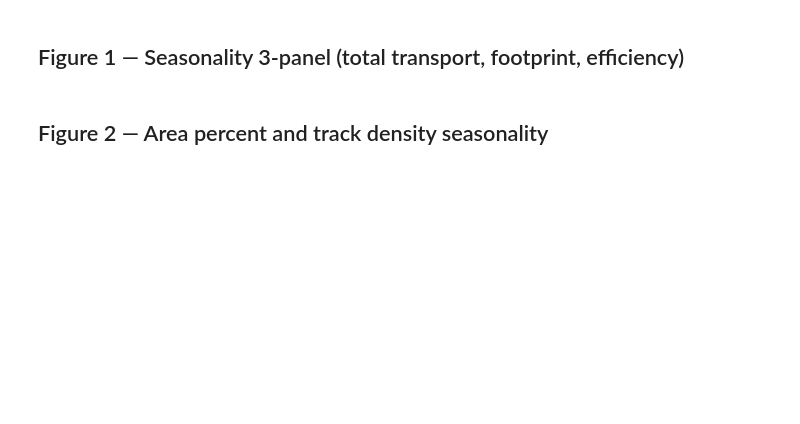
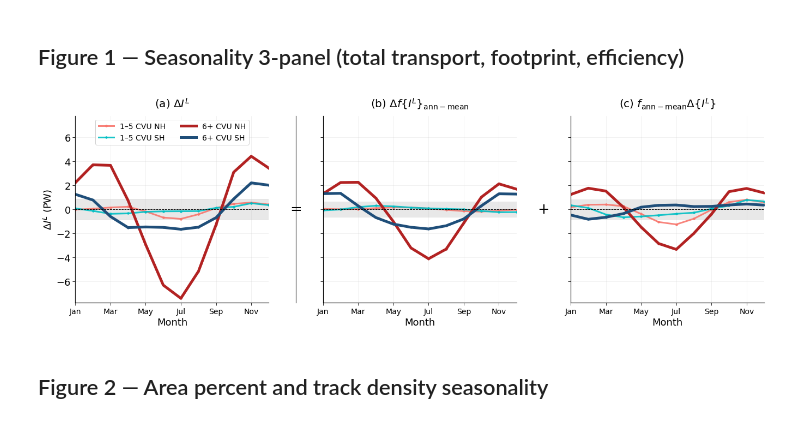
Before and after one commit to gmsarro/mse_cyclone-energetics, a Jupyter notebook: notebooks/final_figures.ipynb, the cells around one changed output. Saved outputs shown, nothing was run; the diff lists cells and outputs as text; code cells hidden in the pictures; blank space fills up the shorter version.

```diff
--- a/notebooks/final_figures.ipynb
+++ b/notebooks/final_figures.ipynb
@@ -504,35 +565,37 @@ ax1.plot(x_ax, t2_nh_15, "-", marker=".", ms=MS_15, lw=LW_15, alpha=ALPHA_15, co
 ax1.plot(x_ax, t2_sh_15, "-", marker=".", ms=MS_15, lw=LW_15, alpha=ALPHA_15, color=BLUE_LIGHT)
 ax1.plot(x_ax, t2_nh_6, marker=".", lw=LW_6, color=RED_DARK)
 ax1.plot(x_ax, t2_sh_6, marker=".", lw=LW_6, color=BLUE_DARK)
 ax1.axhline(0, color="black", ls="--", lw=1)
-ax1.set_title(r"(b) $\Delta f\{I^L\}_{\textrm{ann-mean}}$", fontsize=20, pad=16)
+ax1.set_title(r"(b) $\Delta f\{I^L\}_{\mathrm{ann-mean}}$", fontsize=20, pad=16)
 ax1.set_xlabel("Month", fontsize=18)
 
 ax2 = axs[2]
 ax2.axhspan(-band_t3, band_t3, color=GRAY_BAND, alpha=0.6, zorder=0)
 ax2.plot(x_ax, t3_nh_15, "-", marker=".", ms=MS_15, lw=LW_15, alpha=ALPHA_15, color=RED_LIGHT)
 ax2.plot(x_ax, t3_sh_15, "-", marker=".", ms=MS_15, lw=LW_15, alpha=ALPHA_15, color=BLUE_LIGHT)
 ax2.plot(x_ax, t3_nh_6, marker=".", lw=LW_6, color=RED_DARK)
 ax2.plot(x_ax, t3_sh_6, marker=".", lw=LW_6, color=BLUE_DARK)
 ax2.axhline(0, color="black", ls="--", lw=1)
-ax2.set_title(r"(c) $f_{\textrm{ann-mean}}\Delta\{I^L\}$", fontsize=20, pad=16)
+ax2.set_title(r"(c) $f_{\mathrm{ann-mean}}\Delta\{I^L\}$", fontsize=20, pad=16)
 ax2.set_xlabel("Month", fontsize=18)
 
 pos0 = ax0.get_position()
 pos1 = ax1.get_position()
 pos2 = ax2.get_position()
 x_sep = 0.5 * (pos0.x1 + pos1.x0)
 y0_fig = min(pos0.y0, pos1.y0, pos2.y0)
 y1_fig = max(pos0.y1, pos1.y1, pos2.y1)
 fig.add_artist(mpl.lines.Line2D([x_sep, x_sep], [y0_fig, y1_fig],
                transform=fig.transFigure, color="black", lw=1.2, alpha=0.7))
 fig.text(x_sep, 0.5 * (y0_fig + y1_fig), "=", ha="center", va="center", fontsize=26)
 x_plus = 0.5 * (pos1.x1 + pos2.x0)
 fig.text(x_plus, 0.5 * (y0_fig + y1_fig), "+", ha="center", va="center", fontsize=26)
 
 plt.savefig("Seasonality_3panel_PW.png", dpi=600, facecolor="white", bbox_inches="tight")
 plt.savefig("Seasonality_3panel_PW.pdf", dpi=600, facecolor="white", bbox_inches="tight")
 plt.show()
+# %% [output]
+[figure, added]
 # %% [markdown]
 ## Figure 2 — Area percent and track density seasonality
 # %%
```
Also changed, not shown: parts of 17 cells of this notebook, 2 other files.
